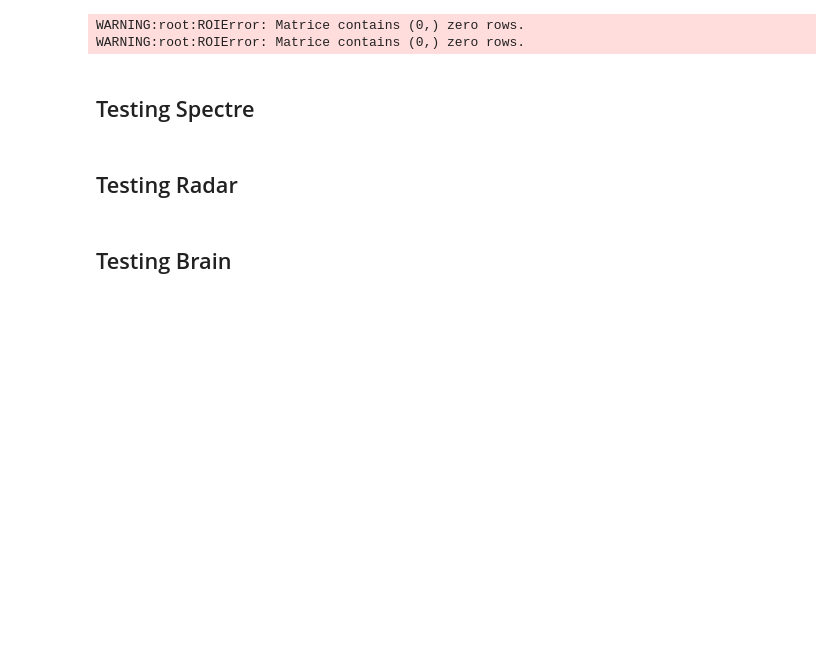
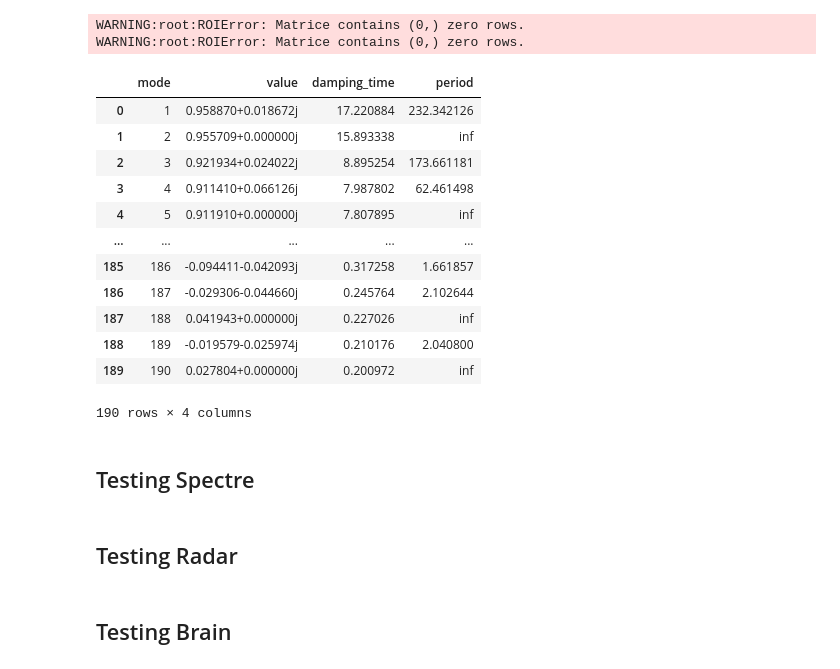
Before and after one commit to arnauddhaene/nidmd, a Jupyter notebook: src/main/python/debug.ipynb, the cells around one changed output. Saved outputs shown, nothing was run; the diff lists cells and outputs as text; code cells hidden in the pictures; blank space fills up the shorter version.

Commit message:
tables

```diff
--- a/src/main/python/debug.ipynb
+++ b/src/main/python/debug.ipynb
@@ -21,6 +21,22 @@ dcp = [dcp1, dcp2]
 # %% [output]
 WARNING:root:ROIError: Matrice contains (0,) zero rows.
 WARNING:root:ROIError: Matrice contains (0,) zero rows.
+# %%
+dcp1.df[['mode','value','damping_time','period']]
+# %% [output]
+|  | mode | value | damping_time | period |
+| 0 | 1 | 0.958870+0.018672j | 17.220884 | 232.342126 |
+| 1 | 2 | 0.955709+0.000000j | 15.893338 | inf |
+| 2 | 3 | 0.921934+0.024022j | 8.895254 | 173.661181 |
+| 3 | 4 | 0.911410+0.066126j | 7.987802 | 62.461498 |
+| 4 | 5 | 0.911910+0.000000j | 7.807895 | inf |
+| ... | ... | ... | ... | ... |
+| 185 | 186 | -0.094411-0.042093j | 0.317258 | 1.661857 |
+| 186 | 187 | -0.029306-0.044660j | 0.245764 | 2.102644 |
+| 187 | 188 | 0.041943+0.000000j | 0.227026 | inf |
+| 188 | 189 | -0.019579-0.025974j | 0.210176 | 2.040800 |
+| 189 | 190 | 0.027804+0.000000j | 0.200972 | inf |
+190 rows × 4 columns
 # %% [markdown]
 ## Testing Spectre
 # %%
```
Also changed, not shown: 1 other file.
